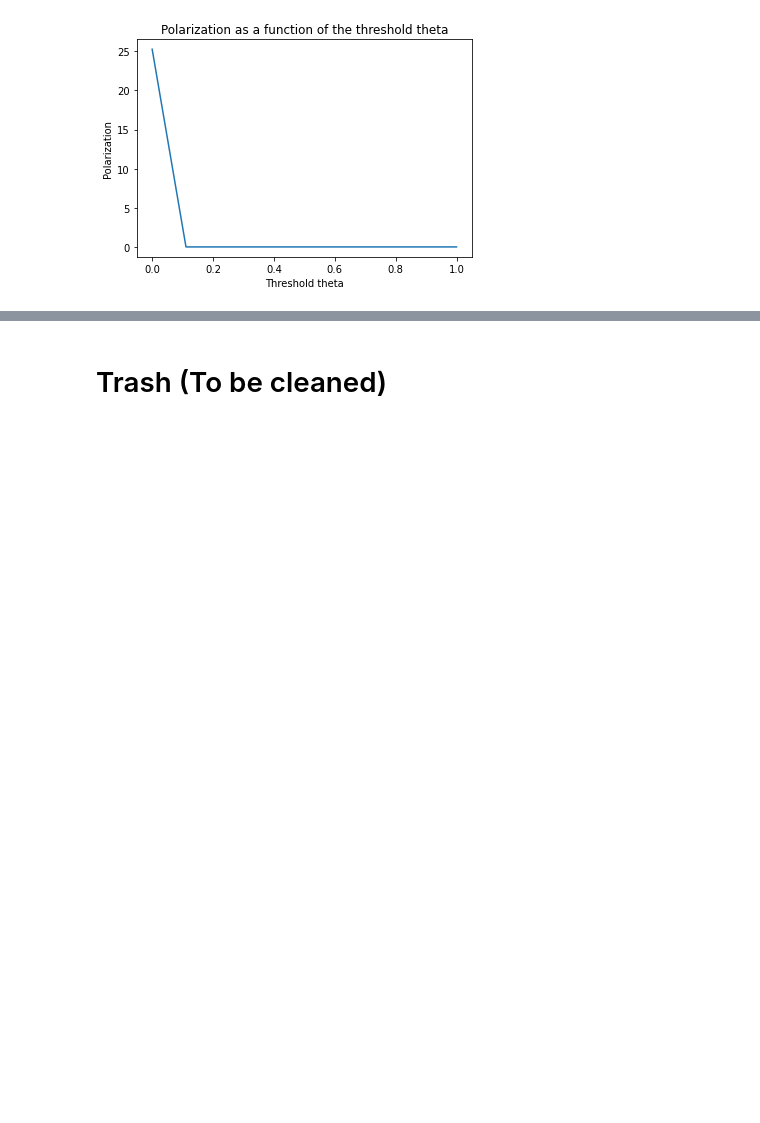
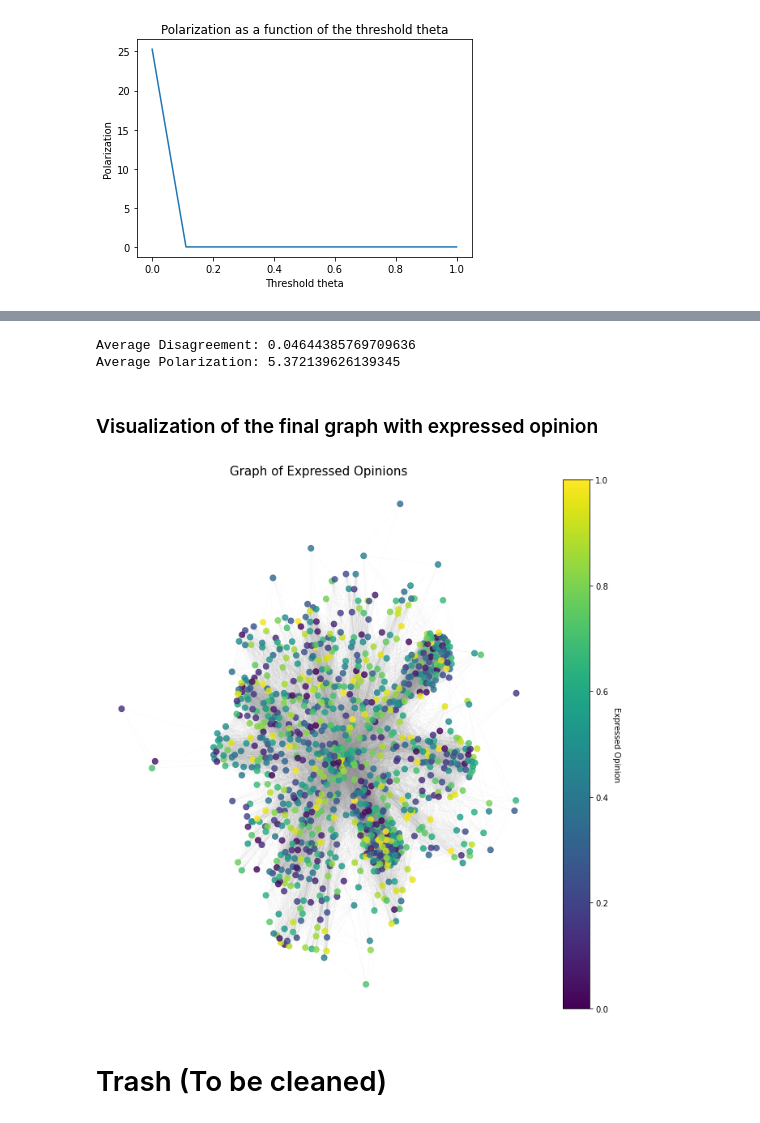
Before and after one commit to JamesZhang2/Opinion-Dynamics, a Jupyter notebook: FJ_Model.ipynb, the cells around one changed output, grey strips where cells are left out. Cells and saved outputs as stored; diff of their text form; code cells hidden in the pictures; blank space fills up the shorter version.

```diff
--- a/FJ_Model.ipynb
+++ b/FJ_Model.ipynb
@@ -157,0 +374,13 @@ fig.savefig('threshold_model_halve_weight_polarization.png')
+# %%
+# Instantiate the model
+model = lambda: SelfDefinedGraphFJ(graph=G, internal_lower=0, internal_upper=1, model_type="threshold", theta = 0.03)
+avg_disagreement, avg_polarization = get_disagreement_polarization(model, num_steps=1000, num_trials=2)
+print(f"Average Disagreement: {avg_disagreement}")
+print(f"Average Polarization: {avg_polarization}")
+# %% [output]
+Average Disagreement: 0.04644385769709636
+Average Polarization: 5.372139626139345
+# %%
+expressed_opinions = model().expressed
+# %% [markdown]
+### Visualization of the final graph with expressed opinion
@@ -158,3 +437,7 @@ fig.savefig('threshold_model_halve_weight_polarization.png')
+# %%
+plot_graph_with_opinions(model)
+# %% [output]
+[figure, added]
 # %% [markdown]
 # Trash (To be cleaned)
 # %% [markdown]
```
Also changed, not shown: parts of 22 cells of this notebook, 3 other files.
